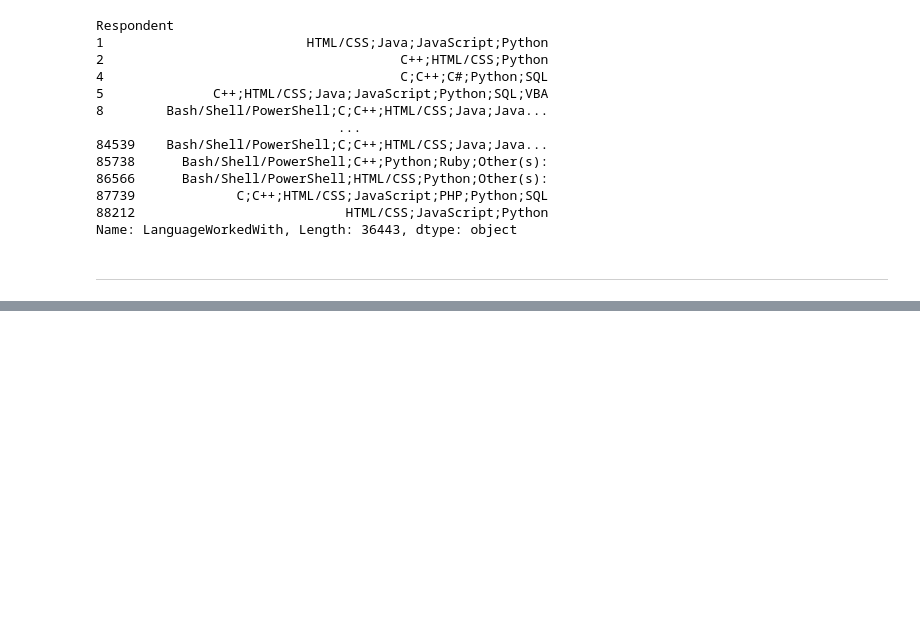
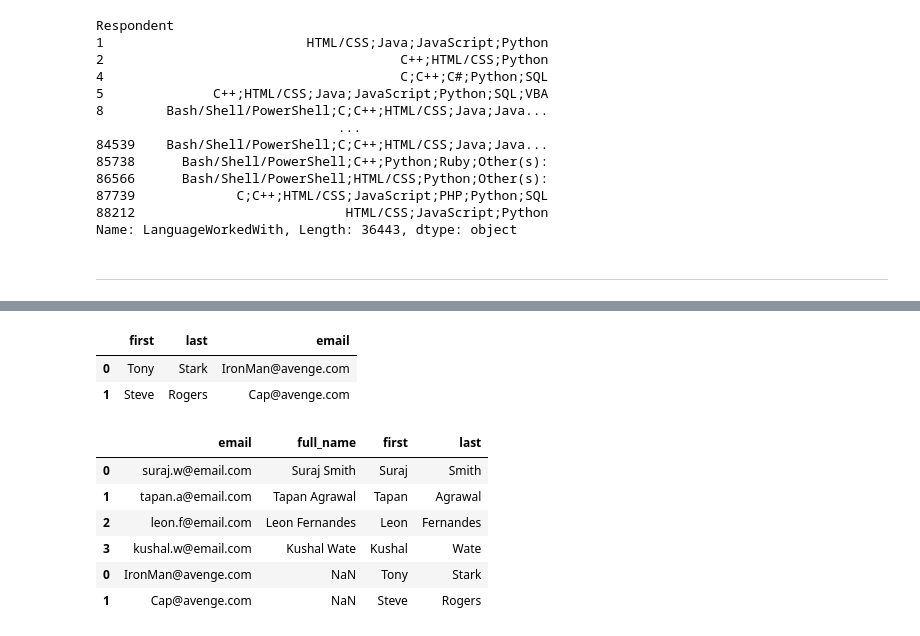
Before and after one commit to surajwate/Important-Python-Concepts, a Jupyter notebook: Pandas/pandas.ipynb, the cells around one changed output, grey strips where cells are left out. Cells and saved outputs as stored; diff of their text form; code cells hidden in the pictures; blank space fills up the shorter version.

Commit message:
Adding and removing rows

```diff
--- a/Pandas/pandas.ipynb
+++ b/Pandas/pandas.ipynb
@@ -481,0 +808,4 @@ people_df
+# %%
+# Removing the columns
+
+people_df.drop(columns=['first', 'last'], inplace=True)
@@ -481,0 +830,2 @@ people_df
+# %%
+people_df[['first', 'last']] = people_df['full_name'].str.split(' ', expand = True)
@@ -481,0 +842,2 @@ people_df
+# %%
+people_df.append({'first':'Tony'}, ignore_index=True)
@@ -481,0 +860,23 @@ people_df
+# %%
+people2 = {
+    'first': ['Tony', 'Steve'],
+    'last': ['Stark', 'Rogers'],
+    'email': ['IronMan@avenge.com', 'Cap@avenge.com']
+}
+people_df2 = pd.DataFrame(people2)
+# %%
+people_df2
+# %% [output]
+|  | first | last | email |
+| 0 | Tony | Stark | IronMan@avenge.com |
+| 1 | Steve | Rogers | Cap@avenge.com |
+# %%
+pd.concat([people_df, people_df2])
+# %% [output]
+|  | email | full_name | first | last |
+| 0 | suraj.w@email.com | Suraj Smith | Suraj | Smith |
+| 1 | tapan.a@email.com | Tapan Agrawal | Tapan | Agrawal |
+| 2 | leon.f@email.com | Leon Fernandes | Leon | Fernandes |
+| 3 | kushal.w@email.com | Kushal Wate | Kushal | Wate |
+| 0 | IronMan@avenge.com | NaN | Tony | Stark |
+| 1 | Cap@avenge.com | NaN | Steve | Rogers |
```
Also changed, not shown: parts of 75 cells of this notebook.
